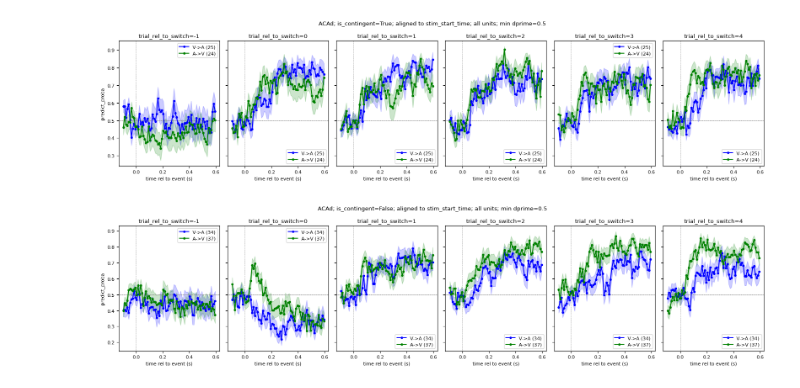
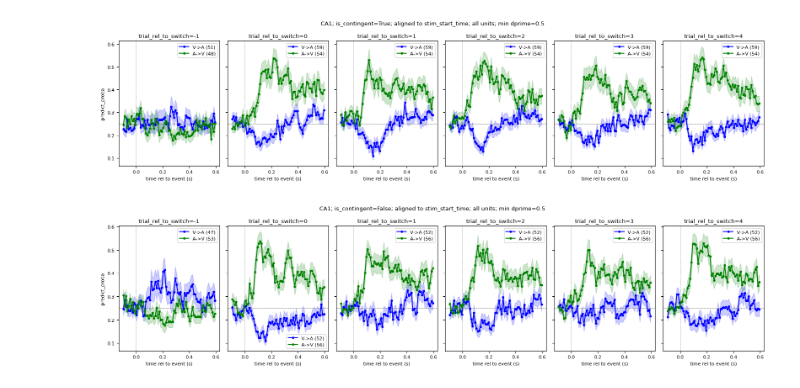
Before and after one commit to AllenInstitute/dynamic_routing_analysis, a Jupyter notebook: notebooks/plot_multi_timebin_decoder_results.ipynb, the cells around one changed output. Saved outputs shown, nothing was run; the diff lists cells and outputs as text; code cells hidden in the pictures.

```diff
--- a/notebooks/plot_multi_timebin_decoder_results.ipynb
+++ b/notebooks/plot_multi_timebin_decoder_results.ipynb
@@ -72,7 +72,8 @@ fm.FontProperties().set_family('arial')
 # results_path=r"s3://aind-scratch-data/dynamic-routing/decoding/results/test_decode_reward_baseline_subtract_10ms_20250917_170238/"
 
 # results_path = r"s3://aind-scratch-data/dynamic-routing/decoding/results/decode_context_10ms_no_baseline_subtract_0/"
-results_path = r"s3://aind-scratch-data/dynamic-routing/decoding/results/baseline_subtract_10ms_step_50ms_window_decode_response_0/"
+# results_path = r"s3://aind-scratch-data/dynamic-routing/decoding/results/baseline_subtract_10ms_step_50ms_window_decode_response_0/"
+results_path = r"s3://aind-scratch-data/dynamic-routing/decoding/results/decode_all_stimuli_10ms_bins_0/"
 # %%
 session_table_path=r"\\allen\programs\mindscope\workgroups\dynamicrouting\Ethan\CO decoding results\session_table_v0.268.csv"
 # session_table_path="/Users/ethan.mcbride/Data/DR/session_table_v0.265.csv"
@@ -363,6 +369,8 @@ fig.tight_layout()
 # %%
 bins
 # %%
+
+predict_proba_alias='predict_proba_vis1'
 
 structure_grouping = {
     'SCop': 'SCs',
@@ -425,14 +433,15 @@ predict_proba_wo_repeats = (
         how='left',
     )
     .with_columns(
-        pl.int_ranges(0, pl.col('predict_proba').list.len()).alias('trial_index')
+        pl.col('trial_indices').alias('trial_index')
+        #pl.int_ranges(0, pl.col(predict_proba_alias).list.len()).alias('trial_index')
     )
     .drop('shift_idx', 'is_all_trials', 'electrode_group_names', 'unit_criteria', 'is_sole_recording')
-    .explode('predict_proba', 'trial_index')
+    .explode(predict_proba_alias, 'trial_index')
     .group_by('session_id', 'structure', 'unit_subsample_size', 'trial_index', 'bin_center', 'bin_size', 'time_aligned_to',)
     .agg(
         pl.col('balanced_accuracy_test').mean(),
-        pl.col('predict_proba').mean(),
+        pl.col(predict_proba_alias).mean().alias('predict_proba'),
         pl.col('total_n_units').first(),
         # pl.col('unit_ids').first(),
     )
@@ -912,7 +947,7 @@ savefigs=True
 savepath=r"C:\Users\ethan.mcbride\OneDrive - Allen Institute\quick figures\2025-09-08-baseline_subtracted_decoder_10ms_bins\context_switch_plots"
 
 for sel_structure in context_switch_table_df['structure'].unique():
-    sel_structure='ACAd'
+    sel_structure='CA1'
     for sel_is_contingent_switch in [True,False]:
 
         fig,ax=plt.subplots(1,6,figsize=(16,4),sharex=True,sharey=True)
@@ -927,7 +962,7 @@ for sel_structure in context_switch_table_df['structure'].unique():
                 is_contingent_switch==@sel_is_contingent_switch and dprime_before_switch>=@min_dprime and dprime_after_switch>=@min_dprime')
 
             ax[xx].axvline(x=0, color='grey', linestyle='--', linewidth=0.5)
-            ax[xx].axhline(y=0.5, color='grey', linestyle='--', linewidth=0.5)
+            ax[xx].axhline(y=0.25, color='grey', linestyle='--', linewidth=0.5)
             if len(vis_to_aud_switches) > 0:
                 ax[xx].plot(vis_to_aud_switches['bin_centers'].iloc[0],
                         np.nanmean(np.vstack(vis_to_aud_switches['predict_proba'].values),axis=0),
@@ -945,35 +980,35 @@ for sel_structure in context_switch_table_df['structure'].unique():
                         np.nanmean(np.vstack(aud_to_vis_switches['predict_proba'].values),axis=0),
                         label=f'A->V ({len(aud_to_vis_switches)})', color='green', marker='.')
                 ax[xx].fill_between(
                     aud_to_vis_switches['bin_centers'].iloc[0],
                     np.nanmean(np.vstack(aud_to_vis_switches['predict_proba'].values),axis=0)
                     -stats.sem(np.vstack(aud_to_vis_switches['predict_proba'].values),axis=0),
                     np.nanmean(np.vstack(aud_to_vis_switches['predict_proba'].values),axis=0)
                     +stats.sem(np.vstack(aud_to_vis_switches['predict_proba'].values),axis=0),
                     color='green', alpha=0.2)
 
             # ax.set_ylim(0.2,0.8)
             ax[xx].set_xlabel('time rel to event (s)')
             if xx==0:
                 ax[xx].set_ylabel('predict_proba')
             ax[xx].legend()
             ax[xx].set_title(f"trial_rel_to_switch={sel_trial_rel_to_switch}")
         fig.suptitle(f"{sel_structure}; is_contingent={sel_is_contingent_switch}; aligned to {sel_time_aligned_to}; {sel_unit_subsample_size} units; min dprime={min_dprime}")
         fig.tight_layout()
 
         if sel_is_contingent_switch:
             sel_is_contingent_str='contingent'
         else:
             sel_is_contingent_str='noncontingent'
 
         # fig.savefig(os.path.join(savepath,f"{sel_structure.replace('/','-')}_{sel_is_contingent_str}.png"), dpi=300)
         # plt.close(fig)
 
 
     break
 # %% [output]
-[figure, old version]
+[figure, new version]
-[figure, old version]
+[figure, new version]
 # %%
 #heatmap - align to noncontingent 1st trial of switch
 # %%
```
Also changed, not shown: parts of 16 cells of this notebook, 5 other files.
